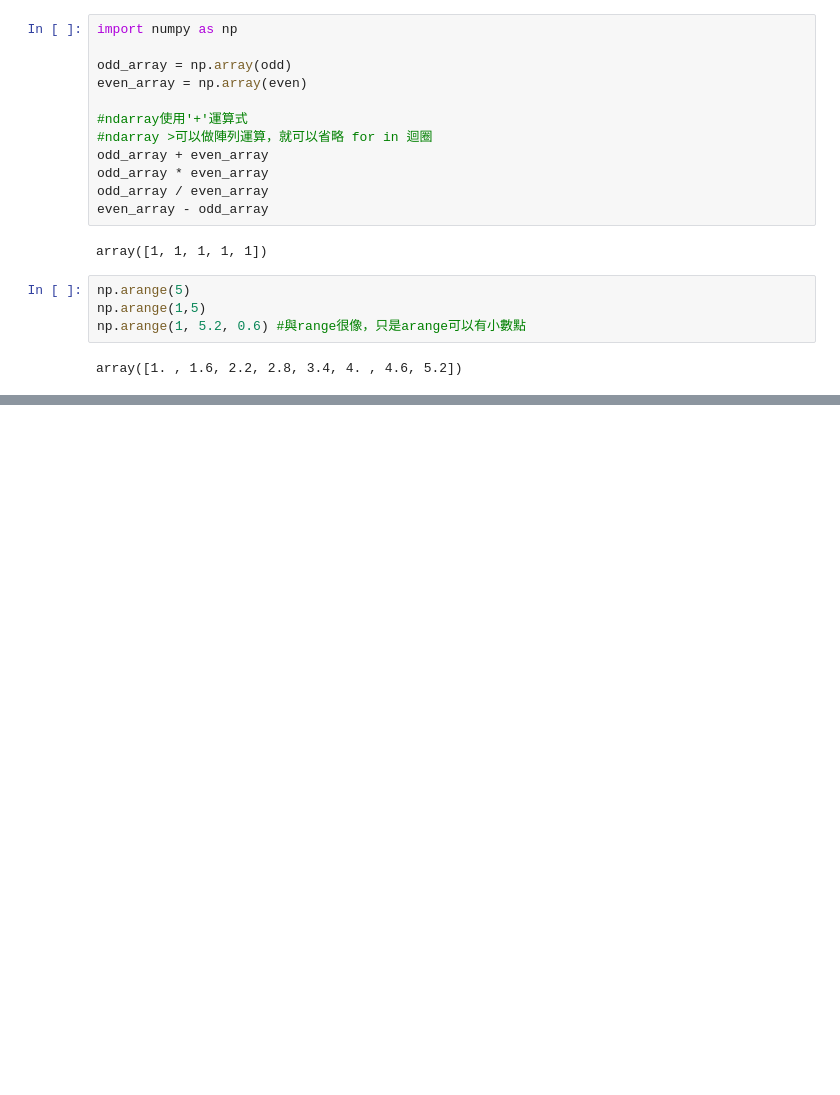
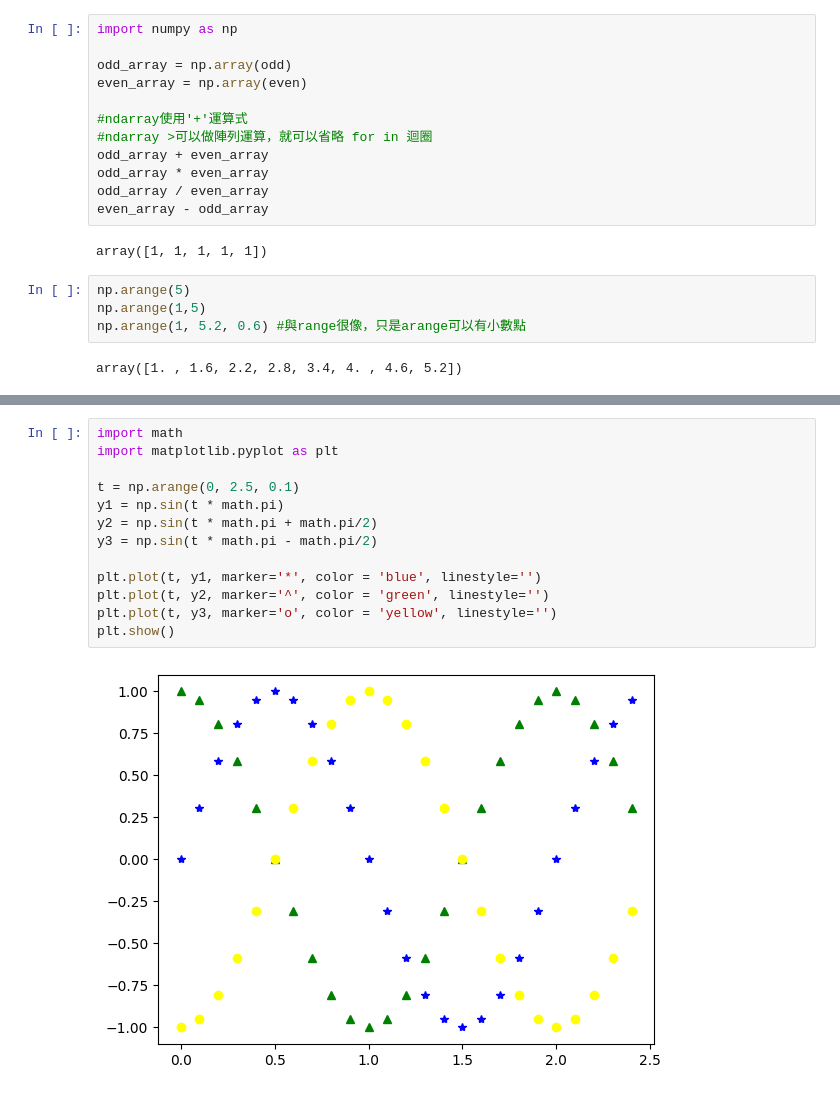
Before and after one commit to Chi-Feng-Tseng/test, a Jupyter notebook: lesson14/lesson14_1.ipynb, the cells around one changed output, grey strips where cells are left out. Cells and saved outputs as stored; diff of their text form; blank space fills up the shorter version.

```diff
--- a/lesson14/lesson14_1.ipynb
+++ b/lesson14/lesson14_1.ipynb
@@ -47,0 +90,15 @@ array([0.        , 0.02040816, 0.04081633, 0.06122449, 0.08163265,
+# %%
+import math
+import matplotlib.pyplot as plt
+
+t = np.arange(0, 2.5, 0.1)
+y1 = np.sin(t * math.pi)
+y2 = np.sin(t * math.pi + math.pi/2)
+y3 = np.sin(t * math.pi - math.pi/2)
+
+plt.plot(t, y1, marker='*', color = 'blue', linestyle='')
+plt.plot(t, y2, marker='^', color = 'green', linestyle='')
+plt.plot(t, y3, marker='o', color = 'yellow', linestyle='')
+plt.show()
+# %% [output]
+[figure, added]
```
Also changed, not shown: parts of 6 cells of this notebook.
